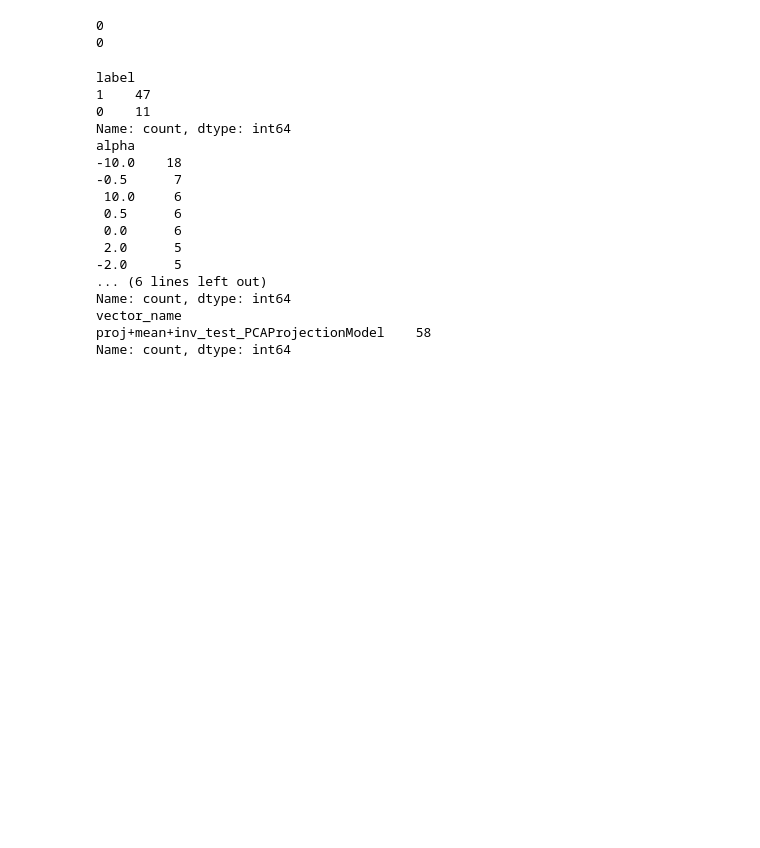
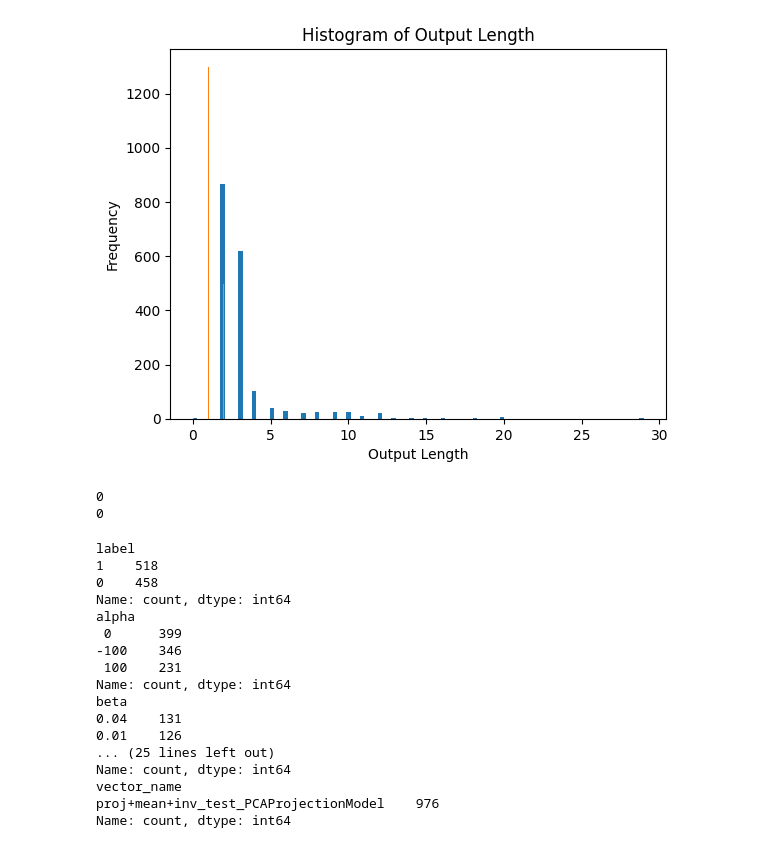
Before and after one commit to Thibaud-Ardoin/where-confabulation-lives, a Jupyter notebook: notebooks/steering_evaluation.ipynb, the cells around one changed output. Saved outputs shown, nothing was run; the diff lists cells and outputs as text; code cells hidden in the pictures; blank space fills up the shorter version.

```diff
--- a/notebooks/steering_evaluation.ipynb
+++ b/notebooks/steering_evaluation.ipynb
@@ -35,0 +36,13 @@ negative_outs = ["No", "No."]
+# %%
+negative_eval = ["No", "No.", "no", "no.", "No!", " no"]
+positive_eval = ["Yes", "Yes.", " Yes", "yes", "yes.", "Yes!"]
+invalid_eval = ["Invalid"]
+error_eval = ["Error"]
+# df['eval_label'] = [(text in negative_eval) + 2*(text in positive_eval) + 3*(text in invalid_eval) + 4*(text in error_eval)  for text in df['eval_text']]
+
+# ONLY IF YOU DON'T HAVE THE EVAL THINGYY
+df['eval_text'] = df['output_text']
+
+df.loc[df['eval_text'].isin(positive_eval), 'eval_label'] = "Primary"
+df.loc[df['eval_text'].isin(negative_eval), 'eval_label'] = "Not Primary"
+df.loc[~df['eval_text'].isin(negative_eval+positive_eval), 'eval_label'] = "Disrupted"
@@ -46,4 +88,16 @@ nb_cliped_values
 Name: count, dtype: int64
+# %%
+# print(df["out_len"].value_counts())
+import matplotlib.pyplot as plt
+
+plt.hist(df['out_len'], bins=100)
+plt.hist(df['number_gen_token'], bins=32)
+plt.xlabel('Output Length')
+plt.ylabel('Frequency')
+plt.title('Histogram of Output Length')
+plt.show()
+# %% [output]
+[figure, added]
 # %%
 # Count the number of errors
 print(len(df[df["output_text"]=="Error"]))
@@ -52,30 +106,32 @@ print(len(df[df["eval_text"]=="Error"]))
 0
 0
 # %%
-df = df[df["output_text"].map(len)< 500]
+df_short = df[df["output_text"].map(len)< 1000]
+negative_short_df = df_short[df_short["eval_text"].isin(negative_eval)]
 
-print(df[df["eval_text"].isin(negative_outs)]["label"].value_counts())
+print(negative_short_df["label"].value_counts())
 
-print(df[df["eval_text"].isin(negative_outs)]["alpha"].value_counts())
-print(df[df["eval_text"].isin(negative_outs)]["beta"].value_counts())
-print(df[df["eval_text"].isin(negative_outs)]["vector_name"].value_counts())
+print(negative_short_df["alpha"].value_counts())
+print(negative_short_df["beta"].value_counts())
+print(negative_short_df["clip_value"].value_counts())
+print(negative_short_df["vector_name"].value_counts())
 # %% [output]
 label
-1    47
-0    11
+1    518
+0    458
 Name: count, dtype: int64
 alpha
--10.0    18
--0.5      7
- 10.0     6
- 0.5      6
- 0.0      6
- 2.0      5
--2.0      5
-... (6 lines left out)
+ 0      399
+-100    346
+ 100    231
+Name: count, dtype: int64
+beta
+0.04    131
+0.01    126
+... (25 lines left out)
 Name: count, dtype: int64
 vector_name
-proj+mean+inv_test_PCAProjectionModel    58
+proj+mean+inv_test_PCAProjectionModel    976
 Name: count, dtype: int64
 # %%
 print(df[df['beta'] == 5]["output_text"].map(len).mean())
```
Also changed, not shown: parts of 15 cells of this notebook, 20 other files.
